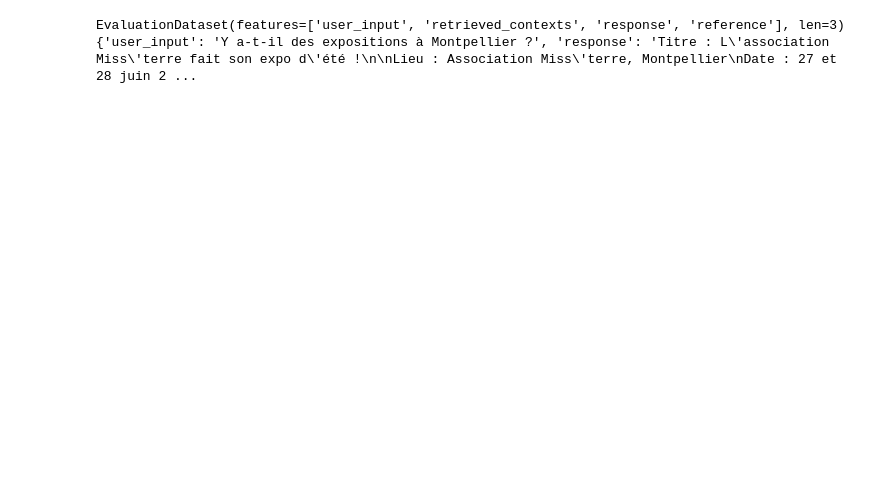
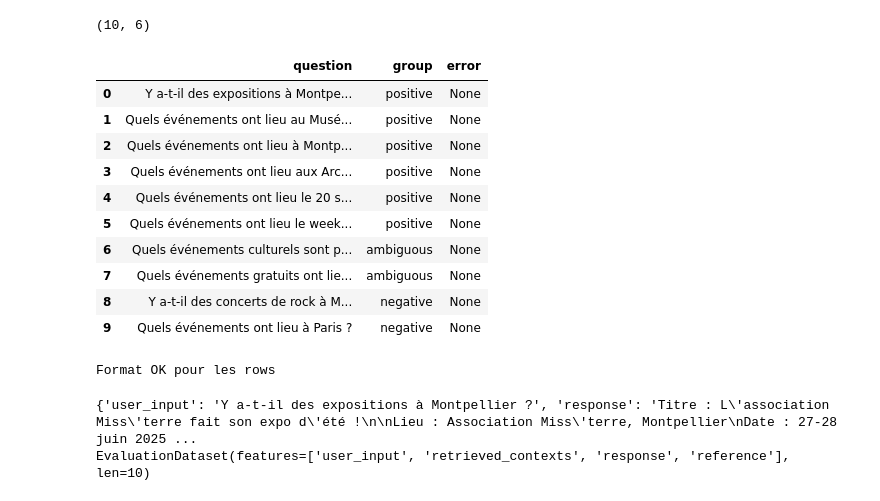
Before and after one commit to gonzalezcourrier34-glitch/rag-openagenda, a Jupyter notebook: notebook/rag_evaluation.ipynb, the cells around one changed output. Drawn from its saved outputs; the diff is of its cells as text; code cells hidden in the pictures; blank space fills up the shorter version.

```diff
--- a/notebook/rag_evaluation.ipynb
+++ b/notebook/rag_evaluation.ipynb
@@ -228,0 +326,19 @@ TEXT: {"question":"Quels événements gratuits ont lieu à Montpellier ?","answe
+# %%
+#construction dataset evaluation
+rows = []
+
+for item in eval_questions:
+    result = run_rag_for_eval(item["question"])
+
+    rows.append(
+        {
+            "question": item["question"],
+            "answer": result["answer"],
+            "contexts": result["contexts"],
+            "ground_truth": item["ground_truth"],
+            "group": item["group"],
+            "error": result["error"],
+        }
+    )
+
+rows[:1]
@@ -229,3 +374,40 @@ TEXT: {"question":"Quels événements gratuits ont lieu à Montpellier ?","answe
+# %%
+import pandas as pd
+
+df_eval_raw = pd.DataFrame(rows)
+
+print(df_eval_raw.shape)
+df_eval_raw[["question", "group", "error"]]
+# %% [output]
+(10, 6)
+|  | question | group | error |
+| 0 | Y a-t-il des expositions à Montpe... | positive | None |
+| 1 | Quels événements ont lieu au Musé... | positive | None |
+| 2 | Quels événements ont lieu à Montp... | positive | None |
+| 3 | Quels événements ont lieu aux Arc... | positive | None |
+| 4 | Quels événements ont lieu le 20 s... | positive | None |
+| 5 | Quels événements ont lieu le week... | positive | None |
+| 6 | Quels événements culturels sont p... | ambiguous | None |
+| 7 | Quels événements gratuits ont lie... | ambiguous | None |
+| 8 | Y a-t-il des concerts de rock à M... | negative | None |
+| 9 | Quels événements ont lieu à Paris ? | negative | None |
+# %%
+for i, row in enumerate(rows):
+    assert isinstance(row["question"], str), f"question row {i} invalide"
+    assert isinstance(row["ground_truth"], str), f"ground_truth row {i} invalide"
+
+    if row["answer"] is not None:
+        assert isinstance(row["answer"], str), f"answer row {i} invalide"
+
+    if row["contexts"] is not None:
+        assert isinstance(row["contexts"], list), f"contexts row {i} invalide"
+        assert all(isinstance(c, str) for c in row["contexts"]), (
+            f"contexts row {i} contient autre chose que str"
+        )
+
+print("Format OK pour les rows")
+# %% [output]
+Format OK pour les rows
 # %%
 from ragas.dataset_schema import EvaluationDataset
 
@@ -235,15 +417,17 @@ ragas_rows = [
         "response": row["answer"],
         "retrieved_contexts": row["contexts"],
         "reference": row["ground_truth"],
+        "group": row["group"],
     }
-    for row in rows[:3]   # commence petit pour éviter les 429
+    for row in rows
+    if row["answer"] is not None and row["contexts"] is not None
 ]
 
 ragas_dataset = EvaluationDataset.from_list(ragas_rows)
 
+print(ragas_rows[0])
 print(ragas_dataset)
-print(ragas_rows[0])
 # %% [output]
-EvaluationDataset(features=['user_input', 'retrieved_contexts', 'response', 'reference'], len=3)
-{'user_input': 'Y a-t-il des expositions à Montpellier ?', 'response': 'Titre : L\'association Miss\'terre fait son expo d\'été !\n\nLieu : Association Miss\'terre, Montpellier\nDate : 27 et 28 juin 2 ...
+{'user_input': 'Y a-t-il des expositions à Montpellier ?', 'response': 'Titre : L\'association Miss\'terre fait son expo d\'été !\n\nLieu : Association Miss\'terre, Montpellier\nDate : 27-28 juin 2025 ...
+EvaluationDataset(features=['user_input', 'retrieved_contexts', 'response', 'reference'], len=10)
 # %%
```
Also changed, not shown: parts of 9 cells of this notebook, 11 other files.
